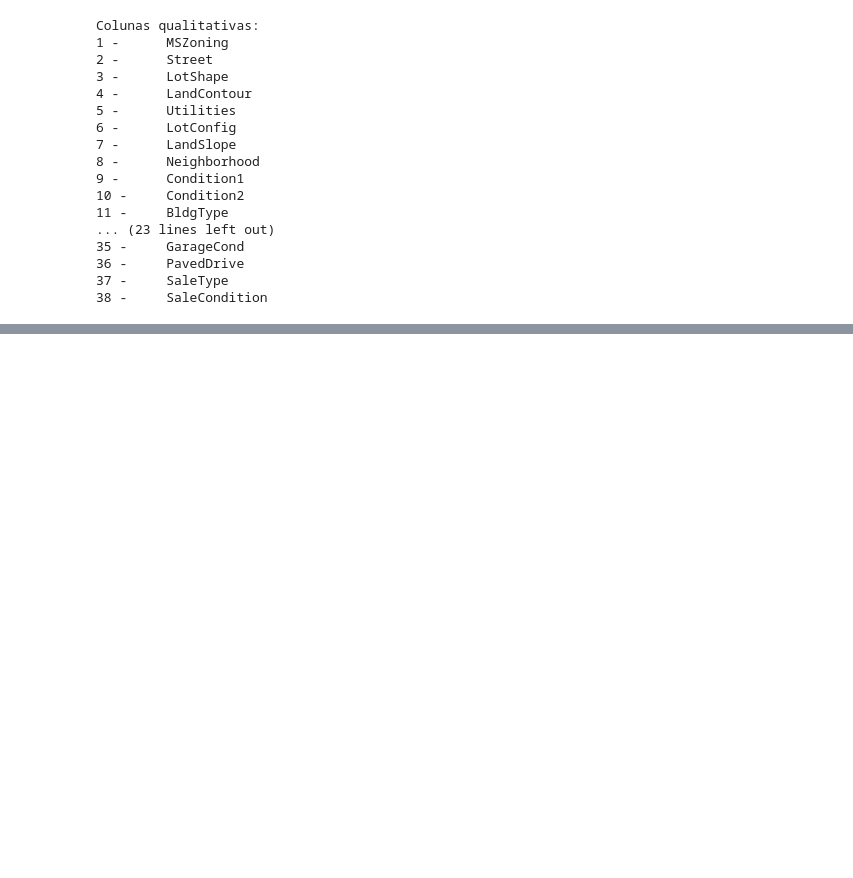
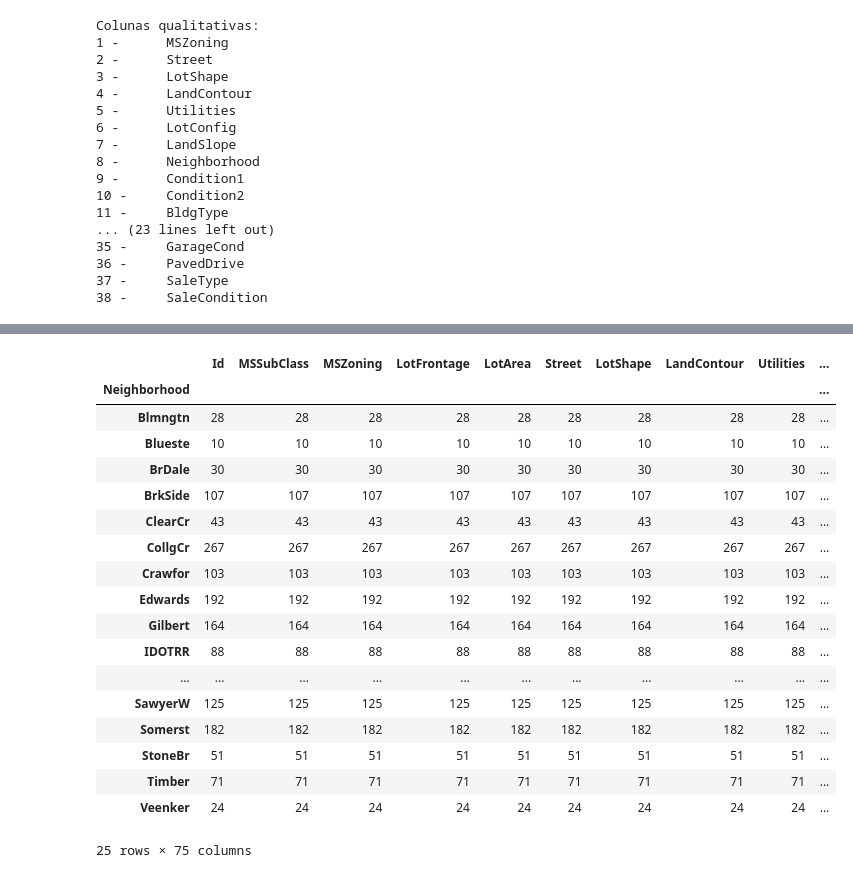
Before and after one commit to BarrosLucas/IA-Test, a Jupyter notebook: Question2.ipynb, the cells around one changed output, grey strips where cells are left out. Saved outputs shown, nothing was run; the diff lists cells and outputs as text; code cells hidden in the pictures; blank space fills up the shorter version.

```diff
--- a/Question2.ipynb
+++ b/Question2.ipynb
@@ -292,0 +325,8 @@ Colunas qualitativas:
+# %%
+dfTotal['MSZoning'] = dfTotal['MSZoning'].replace('C (all)',0)
+dfTotal['MSZoning'] = dfTotal['MSZoning'].replace('FV',1)
+dfTotal['MSZoning'] = dfTotal['MSZoning'].replace('RH',2)
+dfTotal['MSZoning'] = dfTotal['MSZoning'].replace('RL',3)
+dfTotal['MSZoning'] = dfTotal['MSZoning'].replace('RM',4)
+
+dfTotal.groupby(['MSZoning']).count()
@@ -292,0 +359,5 @@ Colunas qualitativas:
+# %%
+dfTotal['Street'] = dfTotal['Street'].replace('Grvl',0)
+dfTotal['Street'] = dfTotal['Street'].replace('Pave',1)
+
+dfTotal.groupby(['Street']).count()
@@ -292,0 +391,7 @@ Colunas qualitativas:
+# %%
+dfTotal['LotShape'] = dfTotal['LotShape'].replace('IR1',0)
+dfTotal['LotShape'] = dfTotal['LotShape'].replace('IR2',1)
+dfTotal['LotShape'] = dfTotal['LotShape'].replace('IR3',2)
+dfTotal['LotShape'] = dfTotal['LotShape'].replace('Reg',3)
+
+dfTotal.groupby(['LotShape']).count()
@@ -292,0 +427,7 @@ Colunas qualitativas:
+# %%
+dfTotal['LandContour'] = dfTotal['LandContour'].replace('Bnk',0)
+dfTotal['LandContour'] = dfTotal['LandContour'].replace('HLS',1)
+dfTotal['LandContour'] = dfTotal['LandContour'].replace('Low',2)
+dfTotal['LandContour'] = dfTotal['LandContour'].replace('Lvl',3)
+
+dfTotal.groupby(['LandContour']).count()
@@ -292,0 +472,22 @@ Colunas qualitativas:
+# %%
+dfTotal.groupby(['Neighborhood']).count()
+# %% [output]
+|  | Id | MSSubClass | MSZoning | LotFrontage | LotArea | Street | LotShape | LandContour | Utilities | ... |
+| Neighborhood |  |  |  |  |  |  |  |  |  | ... |
+| Blmngtn | 28 | 28 | 28 | 28 | 28 | 28 | 28 | 28 | 28 | ... |
+| Blueste | 10 | 10 | 10 | 10 | 10 | 10 | 10 | 10 | 10 | ... |
+| BrDale | 30 | 30 | 30 | 30 | 30 | 30 | 30 | 30 | 30 | ... |
+| BrkSide | 107 | 107 | 107 | 107 | 107 | 107 | 107 | 107 | 107 | ... |
+| ClearCr | 43 | 43 | 43 | 43 | 43 | 43 | 43 | 43 | 43 | ... |
+| CollgCr | 267 | 267 | 267 | 267 | 267 | 267 | 267 | 267 | 267 | ... |
+| Crawfor | 103 | 103 | 103 | 103 | 103 | 103 | 103 | 103 | 103 | ... |
+| Edwards | 192 | 192 | 192 | 192 | 192 | 192 | 192 | 192 | 192 | ... |
+| Gilbert | 164 | 164 | 164 | 164 | 164 | 164 | 164 | 164 | 164 | ... |
+| IDOTRR | 88 | 88 | 88 | 88 | 88 | 88 | 88 | 88 | 88 | ... |
+| ... | ... | ... | ... | ... | ... | ... | ... | ... | ... | ... |
+| SawyerW | 125 | 125 | 125 | 125 | 125 | 125 | 125 | 125 | 125 | ... |
+| Somerst | 182 | 182 | 182 | 182 | 182 | 182 | 182 | 182 | 182 | ... |
+| StoneBr | 51 | 51 | 51 | 51 | 51 | 51 | 51 | 51 | 51 | ... |
+| Timber | 71 | 71 | 71 | 71 | 71 | 71 | 71 | 71 | 71 | ... |
+| Veenker | 24 | 24 | 24 | 24 | 24 | 24 | 24 | 24 | 24 | ... |
+25 rows × 75 columns
```
Also changed, not shown: parts of 51 cells of this notebook.
